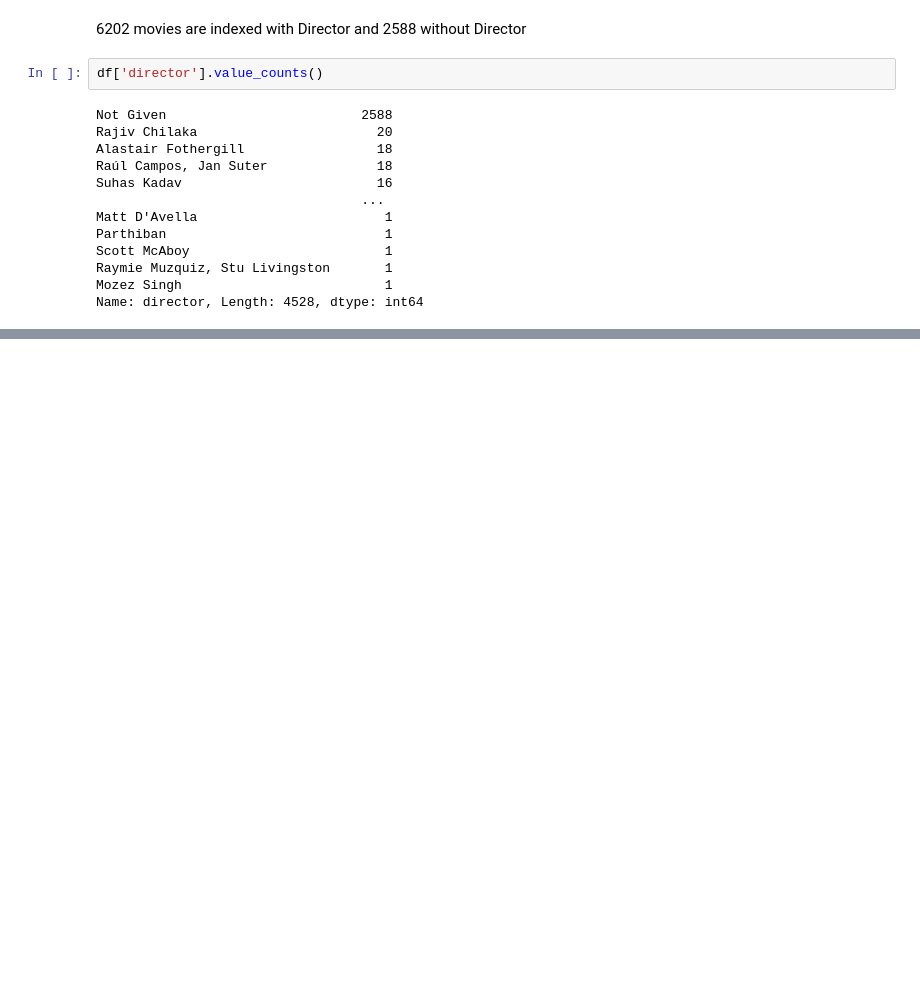
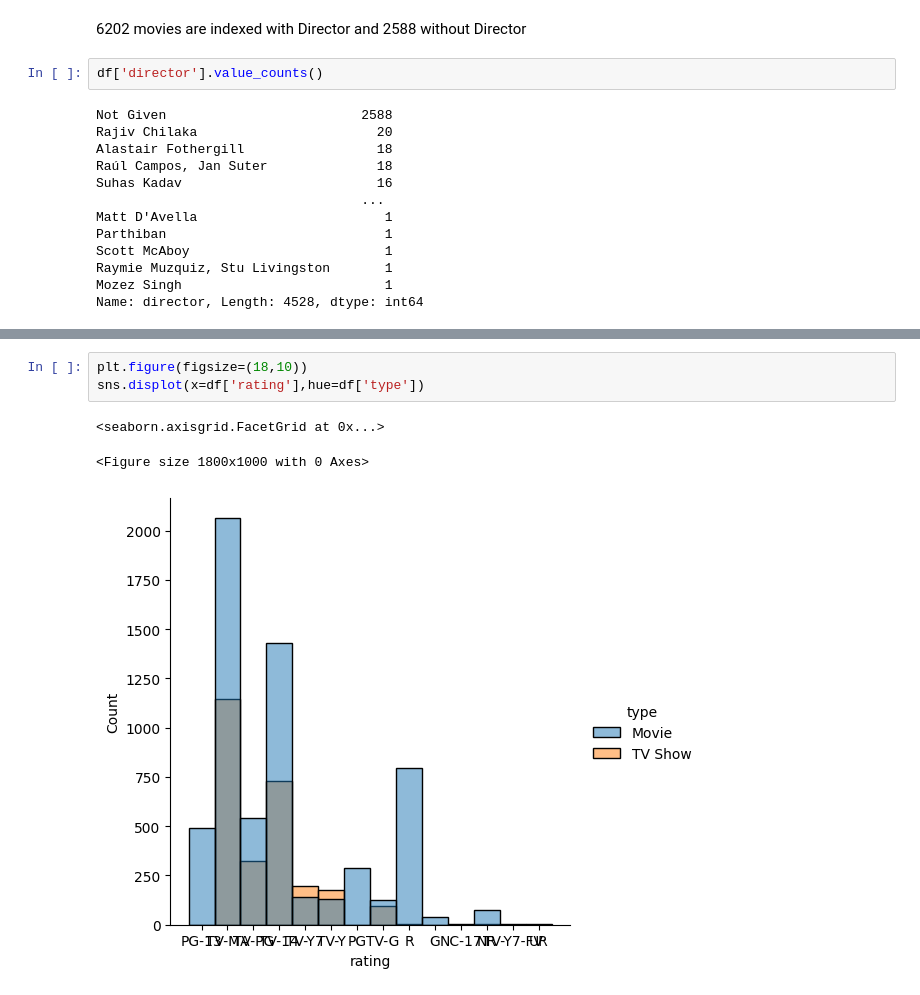
Before and after one commit to hamada-SOS/Data_cleaning, a Jupyter notebook: cleaning_case.ipynb, the cells around one changed output, grey strips where cells are left out. Saved outputs shown, nothing was run; the diff lists cells and outputs as text; blank space fills up the shorter version.

```diff
--- a/cleaning_case.ipynb
+++ b/cleaning_case.ipynb
@@ -159,0 +256,7 @@ Name: director, Length: 4528, dtype: int64
+# %%
+plt.figure(figsize=(18,10))
+sns.displot(x=df['rating'],hue=df['type'])
+# %% [output]
+<seaborn.axisgrid.FacetGrid at 0x...>
+<Figure size 1800x1000 with 0 Axes>
+[figure, added]
```
Also changed, not shown: parts of 10 cells of this notebook.
